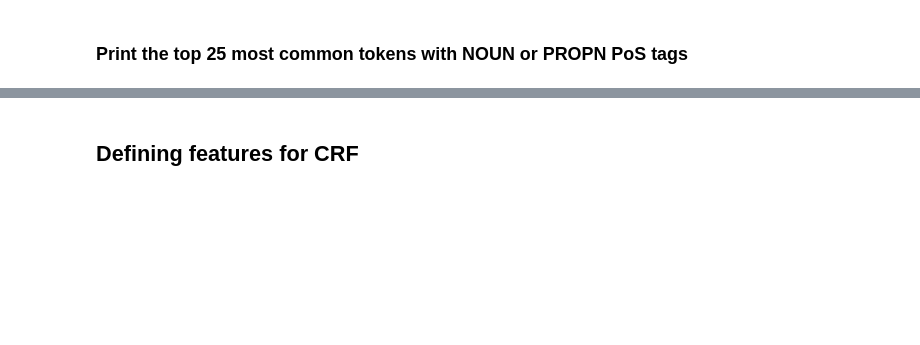
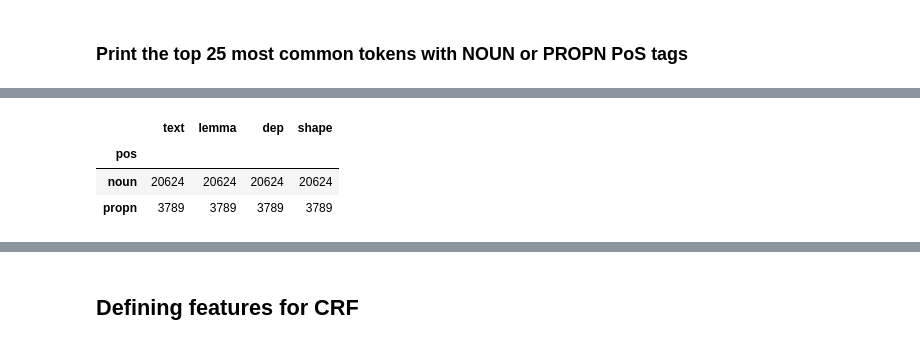
Before and after one commit to rramchan12/Identifying-Healthcare-Data-using-NER-and-CRF, a Jupyter notebook: Assignment.ipynb, the cells around one changed output, grey strips where cells are left out. Saved outputs shown, nothing was run; the diff lists cells and outputs as text; code cells hidden in the pictures; blank space fills up the shorter version.

```diff
--- a/Assignment.ipynb
+++ b/Assignment.ipynb
@@ -149,0 +212,7 @@ dtype: float64
+# %%
+token_df_f.groupby(by=['pos'], sort=True).
+# %% [output]
+|  | text | lemma | dep | shape |
+| pos |  |  |  |  |
+| noun | 20624 | 20624 | 20624 | 20624 |
+| propn | 3789 | 3789 | 3789 | 3789 |
```
Also changed, not shown: parts of 32 cells of this notebook.
